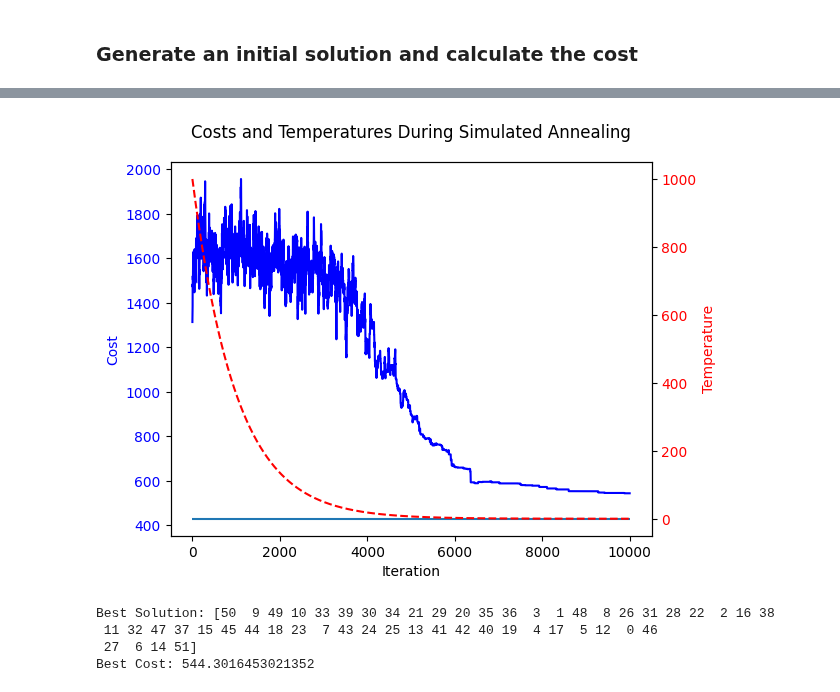
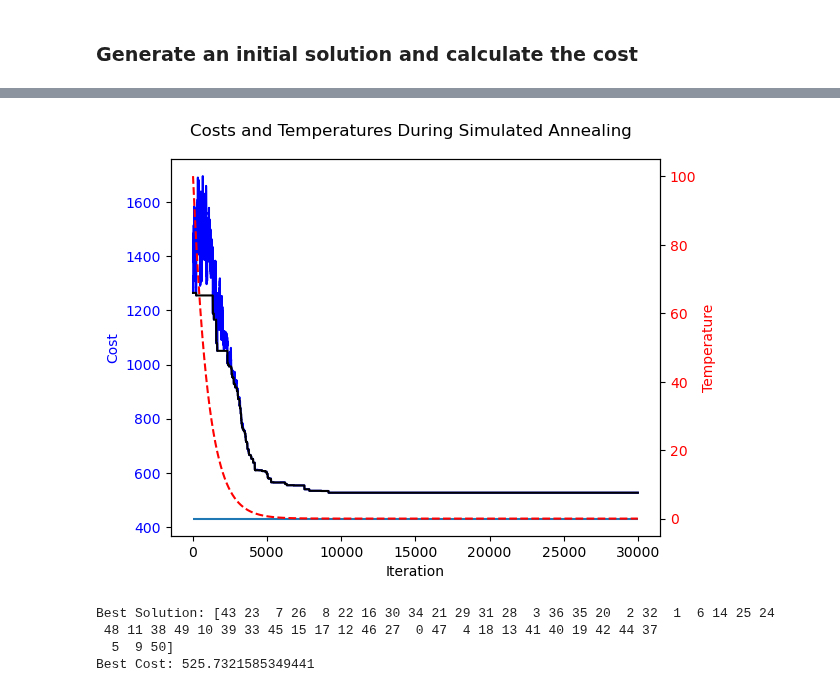
Before and after one commit to LodeVermeulen/stochastic-simulation, a Jupyter notebook: Homework 3/HW3.ipynb, the cells around one changed output, grey strips where cells are left out. Saved outputs shown, nothing was run; the diff lists cells and outputs as text; code cells hidden in the pictures.

Commit message:
Added cooling schedules

```diff
--- a/Homework 3/HW3.ipynb
+++ b/Homework 3/HW3.ipynb
@@ -189,7 +189,8 @@ def simulated_annealing_tsp(
     initial_solution: np.ndarray,
     initial_temperature: float,
     cooling_rate: float,
-    num_iterations: int
+    num_iterations: int,
+    cooling_schedule: str
 ) -> tuple[np.ndarray, float]:
     """Applies the Metropolis algorithm with simulated annealing to solve the TSP.
 
@@ -207,7 +208,9 @@ def simulated_annealing_tsp(
     current_cost = tsp_cost(graph_data, current_solution)
 
     best_solution = current_solution
+    best_cost_list = np.zeros(num_iterations)
     best_cost = current_cost
+    best_cost_list[0] = best_cost
 
     temperature = initial_temperature
 
@@ -215,7 +218,7 @@ def simulated_annealing_tsp(
     costs = []
     temperatures = []
 
-    for _ in range(num_iterations):
+    for i in range(num_iterations):
         # Save current cost and temperature for plotting
         costs.append(current_cost)
         temperatures.append(temperature)
@@ -235,14 +238,21 @@ def simulated_annealing_tsp(
                 best_cost = current_cost
 
         # Cool down the temperature
-        temperature *= cooling_rate
+        if cooling_schedule == "Geometric":
+            temperature *= cooling_rate
+        elif cooling_schedule == "Linear":
+            temperature -= initial_temperature/num_iterations
+        elif cooling_schedule == "Logarithmic":
+            temperature = initial_temperature/np.log(2+ i) # log(1+k) -> but k starts from 1
+
+        best_cost_list[i] = best_cost
 
     # Plot the costs and temperatures
-    plot_costs_and_temperatures(costs, temperatures)
+    plot_costs_and_temperatures(costs, temperatures, best_cost_list)
 
     return best_solution, best_cost
 
-def plot_costs_and_temperatures(costs: list, temperatures: list):
+def plot_costs_and_temperatures(costs: list, temperatures: list, best_cost_list: list):
     """Plots the costs and temperatures on the same graph with dual y-axes.
 
     Args:
@@ -251,38 +261,39 @@ def plot_costs_and_temperatures(costs: list, temperatures: list):
     """
     fig, ax1 = plt.subplots()
 
     # Plot costs on the primary y-axis
     ax1.set_xlabel("Iteration")
     ax1.set_ylabel("Cost", color="blue")
     ax1.plot(costs, color="blue", label="Cost")
+    ax1.plot(best_cost_list, color="black")
     ax1.tick_params(axis="y", labelcolor="blue")
     ax1.hlines(cost_optimal_sol, 0, len(costs))
 
     # Plot temperatures on the secondary y-axis
     ax2 = ax1.twinx()
     ax2.set_ylabel("Temperature", color="red")
     ax2.plot(temperatures, color="red", linestyle="--", label="Temperature")
     ax2.tick_params(axis="y", labelcolor="red")
 
     # Add title and legends
     fig.suptitle("Costs and Temperatures During Simulated Annealing")
     fig.tight_layout()
     plt.show()
 
 
-initial_temperature = 1000
+initial_temperature = 100
 cooling_rate = 0.999
-num_iterations = 10000
+num_iterations = 30000
 
 best_solution, best_cost = simulated_annealing_tsp(
-    cities, np.arange(52), initial_temperature, cooling_rate, num_iterations
+    cities, np.arange(len(cities)), initial_temperature, cooling_rate, num_iterations, "Geometric" # 2nd was np.arange(52)
 )
 
 print("Best Solution:", best_solution)
 print("Best Cost:", best_cost)
 # %% [output]
-[figure, old version]
+[figure, new version]
-Best Solution: [50  9 49 10 33 39 30 34 21 29 20 35 36  3  1 48  8 26 31 28 22  2 16 38
- 11 32 47 37 15 45 44 18 23  7 43 24 25 13 41 42 40 19  4 17  5 12  0 46
- 27  6 14 51]
-Best Cost: 544.3016453021352
+Best Solution: [43 23  7 26  8 22 16 30 34 21 29 31 28  3 36 35 20  2 32  1  6 14 25 24
+ 48 11 38 49 10 39 33 45 15 17 12 46 27  0 47  4 18 13 41 40 19 42 44 37
+  5  9 50]
+Best Cost: 525.7321585349441
```
Also changed, not shown: parts of 3 cells of this notebook.
